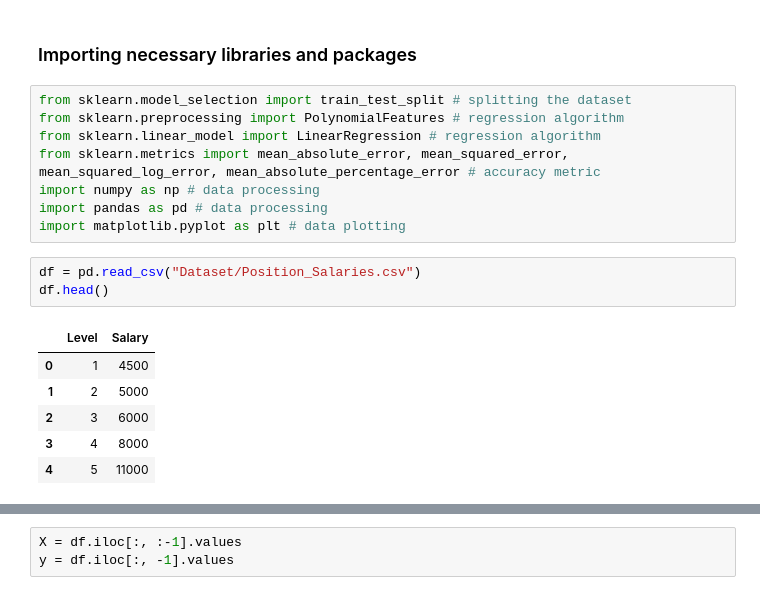
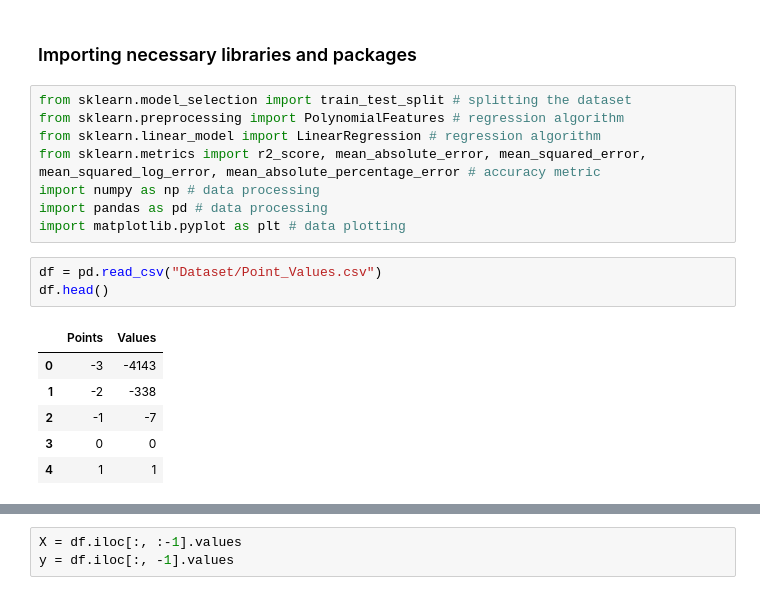
Before and after one commit to debjitpal5040/ML_Algorithms, a Jupyter notebook: Machine Learning/Supervised Learning/Regression/Polynomial Regression/Polynomial Regression.ipynb, the cells around one changed output, grey strips where cells are left out. Saved outputs shown, nothing was run; the diff lists cells and outputs as text.

```diff
--- a/Machine Learning/Supervised Learning/Regression/Polynomial Regression/Polynomial Regression.ipynb
+++ b/Machine Learning/Supervised Learning/Regression/Polynomial Regression/Polynomial Regression.ipynb
@@ -4,20 +4,20 @@
 from sklearn.model_selection import train_test_split # splitting the dataset
 from sklearn.preprocessing import PolynomialFeatures # regression algorithm
 from sklearn.linear_model import LinearRegression # regression algorithm
-from sklearn.metrics import mean_absolute_error, mean_squared_error, mean_squared_log_error, mean_absolute_percentage_error # accuracy metric
+from sklearn.metrics import r2_score, mean_absolute_error, mean_squared_error, mean_squared_log_error, mean_absolute_percentage_error # accuracy metric
 import numpy as np # data processing
 import pandas as pd # data processing
 import matplotlib.pyplot as plt # data plotting
 # %%
-df = pd.read_csv("Dataset/Position_Salaries.csv")
+df = pd.read_csv("Dataset/Point_Values.csv")
 df.head()
 # %% [output]
-|  | Level | Salary |
-| 0 | 1 | 4500 |
-| 1 | 2 | 5000 |
-| 2 | 3 | 6000 |
-| 3 | 4 | 8000 |
-| 4 | 5 | 11000 |
+|  | Points | Values |
+| 0 | -3 | -4143 |
+| 1 | -2 | -338 |
+| 2 | -1 | -7 |
+| 3 | 0 | 0 |
+| 4 | 1 | 1 |
 # %%
 df.describe()
 # %% [output]
```
Also changed, not shown: parts of 12 cells of this notebook, 26 other files.
